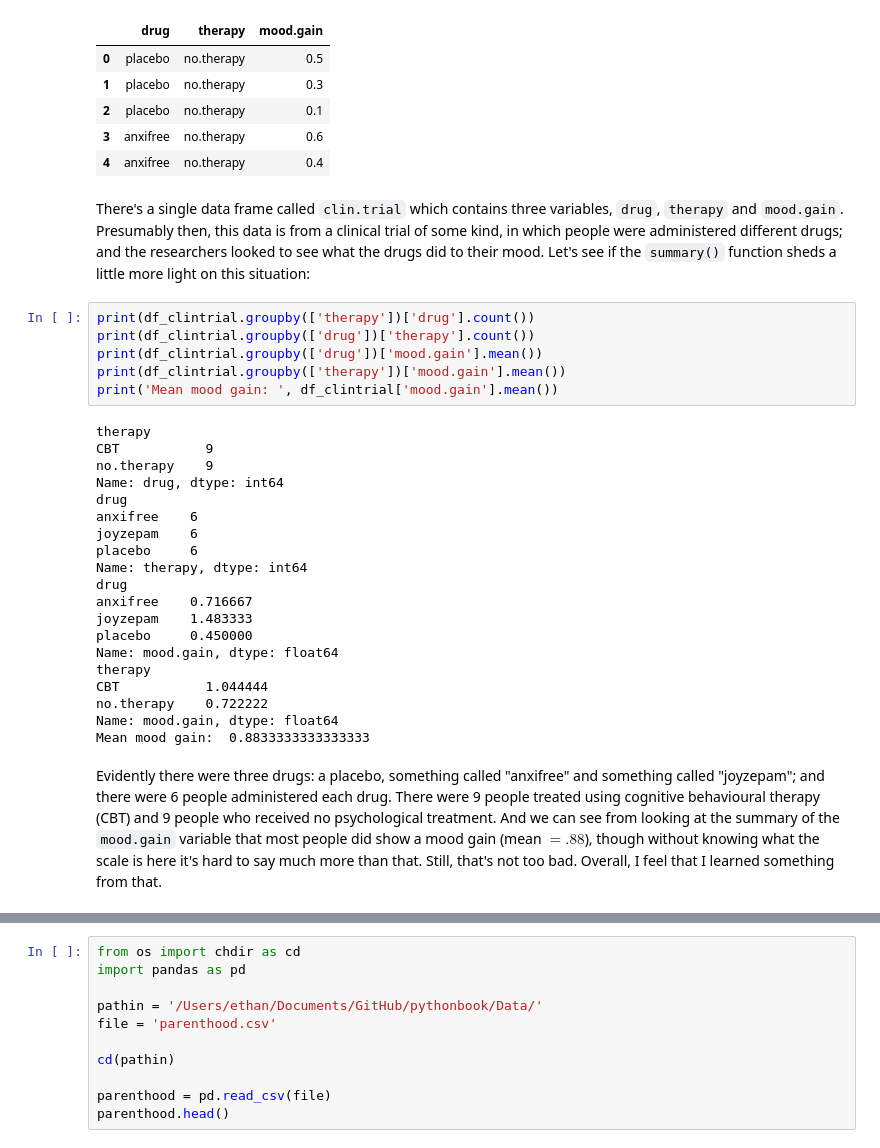
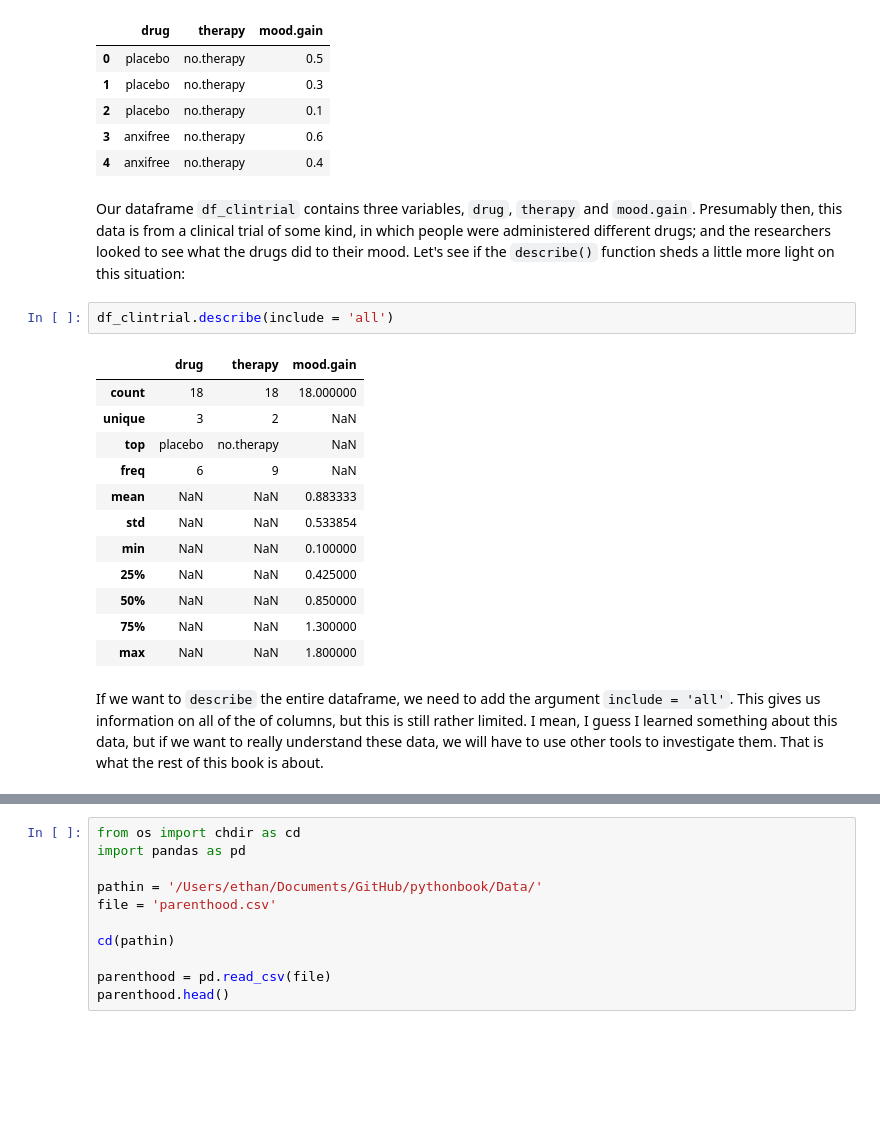
Before and after one commit to ethanweed/pythonbook, a Jupyter notebook: Book/_build/jupyter_execute/03.01-descriptives.ipynb, the cells around one changed output, grey strips where cells are left out. Saved outputs shown, nothing was run; the diff lists cells and outputs as text; blank space fills up the shorter version.

```diff
--- a/Book/_build/jupyter_execute/03.01-descriptives.ipynb
+++ b/Book/_build/jupyter_execute/03.01-descriptives.ipynb
@@ -749,33 +790,22 @@ df_clintrial.head()
 | 3 | anxifree | no.therapy | 0.6 |
 | 4 | anxifree | no.therapy | 0.4 |
 # %% [markdown]
-There's a single data frame called `clin.trial` which contains three variables, `drug`, `therapy` and `mood.gain`. Presumably then, this data is from a clinical trial of some kind, in which people were administered different drugs; and the researchers looked to see what the drugs did to their mood. Let's see if the `summary()` function sheds a little more light on this situation:
+Our dataframe `df_clintrial` contains three variables, `drug`, `therapy` and `mood.gain`. Presumably then, this data is from a clinical trial of some kind, in which people were administered different drugs; and the researchers looked to see what the drugs did to their mood. Let's see if the `describe()` function sheds a little more light on this situation:
-# %%
-print(df_clintrial.groupby(['therapy'])['drug'].count())
-print(df_clintrial.groupby(['drug'])['therapy'].count())
-print(df_clintrial.groupby(['drug'])['mood.gain'].mean())
-print(df_clintrial.groupby(['therapy'])['mood.gain'].mean())
-print('Mean mood gain: ', df_clintrial['mood.gain'].mean())
-# %% [output]
-therapy
-CBT           9
-no.therapy    9
-Name: drug, dtype: int64
-drug
-anxifree    6
-joyzepam    6
-placebo     6
-Name: therapy, dtype: int64
-drug
-anxifree    0.716667
-joyzepam    1.483333
-placebo     0.450000
-Name: mood.gain, dtype: float64
-therapy
-CBT           1.044444
-no.therapy    0.722222
-Name: mood.gain, dtype: float64
-Mean mood gain:  0.8833333333333333
-# %% [markdown]
-Evidently there were three drugs: a placebo, something called "anxifree" and something called "joyzepam"; and there were 6 people administered each drug. There were 9 people treated using cognitive behavioural therapy (CBT) and 9 people who received no psychological treatment. And we can see from looking at the summary of the `mood.gain` variable that most people did show a mood gain (mean $=.88$), though without knowing what the scale is here it's hard to say much more than that. Still, that's not too bad. Overall, I feel that I learned something from that.
+# %%
+df_clintrial.describe(include = 'all')
+# %% [output]
+|  | drug | therapy | mood.gain |
+| count | 18 | 18 | 18.000000 |
+| unique | 3 | 2 | NaN |
+| top | placebo | no.therapy | NaN |
+| freq | 6 | 9 | NaN |
+| mean | NaN | NaN | 0.883333 |
+| std | NaN | NaN | 0.533854 |
+| min | NaN | NaN | 0.100000 |
+| 25% | NaN | NaN | 0.425000 |
+| 50% | NaN | NaN | 0.850000 |
+| 75% | NaN | NaN | 1.300000 |
+| max | NaN | NaN | 1.800000 |
+# %% [markdown]
+If we want to `describe` the entire dataframe, we need to add the argument  `include = 'all'`. This gives us information on all of the of columns, but this is still rather limited. I mean, I guess I learned something about this data, but if we want to really understand these data, we will have to use other tools to investigate them. That is what the rest of this book is about.
 # %% [markdown]
```
Also changed, not shown: parts of 27 cells of this notebook, 34 other files.
